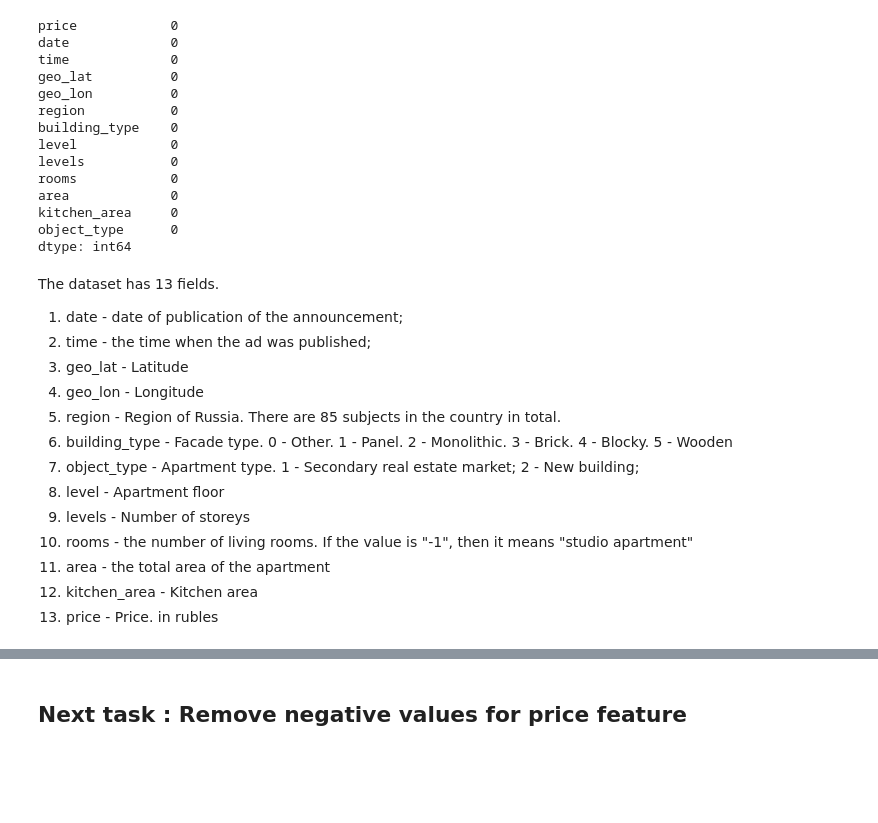
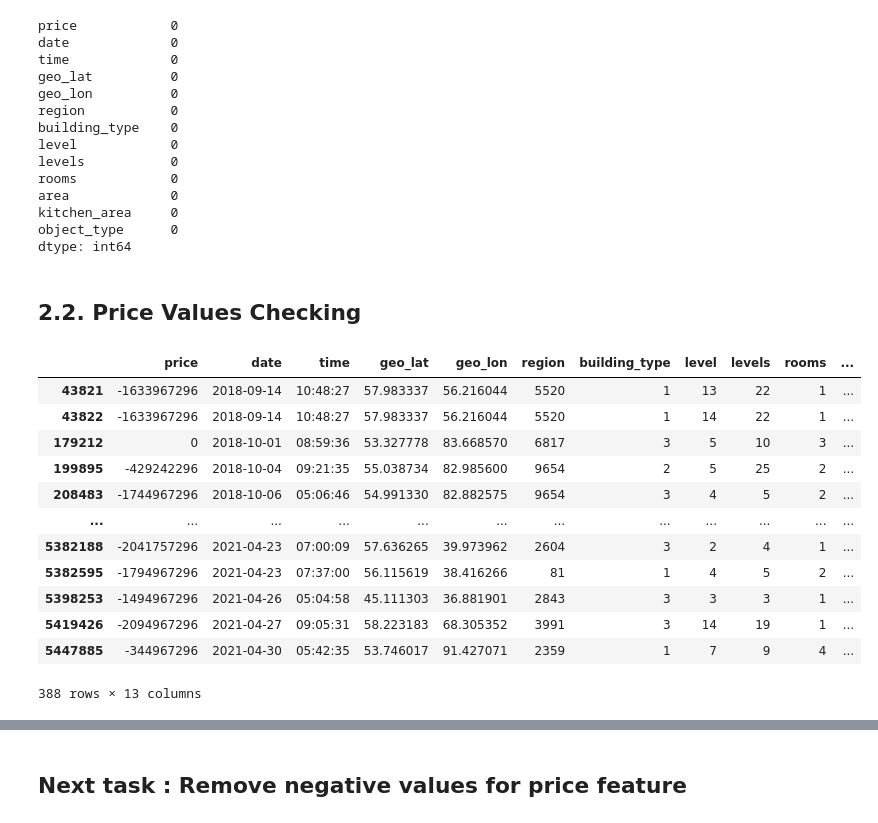
Before and after one commit to danielbeltsazar99/My-Mini-Projects, a Jupyter notebook: Data Science Projects/Regression/Real Estate Price Prediction/Real Estate Price Prediction.ipynb, the cells around one changed output, grey strips where cells are left out. Drawn from its saved outputs; the diff is of its cells as text; code cells hidden in the pictures; blank space fills up the shorter version.

```diff
--- a/Data Science Projects/Regression/Real Estate Price Prediction/Real Estate Price Prediction.ipynb
+++ b/Data Science Projects/Regression/Real Estate Price Prediction/Real Estate Price Prediction.ipynb
@@ -83,19 +89,21 @@ area             0
 kitchen_area     0
 object_type      0
 dtype: int64
-# %% [markdown]
-The dataset has 13 fields.
-
-1. date - date of publication of the announcement;
-2. time - the time when the ad was published;
-3. geo_lat - Latitude
-4. geo_lon - Longitude
-5. region - Region of Russia. There are 85 subjects in the country in total.
-6. building_type - Facade type. 0 - Other. 1 - Panel. 2 - Monolithic. 3 - Brick. 4 - Blocky. 5 - Wooden
-7. object_type - Apartment type. 1 - Secondary real estate market; 2 - New building;
-8. level - Apartment floor
-9. levels - Number of storeys
-10. rooms - the number of living rooms. If the value is "-1", then it means "studio apartment"
-11. area - the total area of the apartment
-12. kitchen_area - Kitchen area
-13. price - Price. in rubles
+# %% [markdown]
+## 2.2. Price Values Checking
+# %%
+df[df['price']<=0]
+# %% [output]
+|  | price | date | time | geo_lat | geo_lon | region | building_type | level | levels | rooms | ... |
+| 43821 | -1633967296 | 2018-09-14 | 10:48:27 | 57.983337 | 56.216044 | 5520 | 1 | 13 | 22 | 1 | ... |
+| 43822 | -1633967296 | 2018-09-14 | 10:48:27 | 57.983337 | 56.216044 | 5520 | 1 | 14 | 22 | 1 | ... |
+| 179212 | 0 | 2018-10-01 | 08:59:36 | 53.327778 | 83.668570 | 6817 | 3 | 5 | 10 | 3 | ... |
+| 199895 | -429242296 | 2018-10-04 | 09:21:35 | 55.038734 | 82.985600 | 9654 | 2 | 5 | 25 | 2 | ... |
+| 208483 | -1744967296 | 2018-10-06 | 05:06:46 | 54.991330 | 82.882575 | 9654 | 3 | 4 | 5 | 2 | ... |
+| ... | ... | ... | ... | ... | ... | ... | ... | ... | ... | ... | ... |
+| 5382188 | -2041757296 | 2021-04-23 | 07:00:09 | 57.636265 | 39.973962 | 2604 | 3 | 2 | 4 | 1 | ... |
+| 5382595 | -1794967296 | 2021-04-23 | 07:37:00 | 56.115619 | 38.416266 | 81 | 1 | 4 | 5 | 2 | ... |
+| 5398253 | -1494967296 | 2021-04-26 | 05:04:58 | 45.111303 | 36.881901 | 2843 | 3 | 3 | 3 | 1 | ... |
+| 5419426 | -2094967296 | 2021-04-27 | 09:05:31 | 58.223183 | 68.305352 | 3991 | 3 | 14 | 19 | 1 | ... |
+| 5447885 | -344967296 | 2021-04-30 | 05:42:35 | 53.746017 | 91.427071 | 2359 | 1 | 7 | 9 | 4 | ... |
+388 rows × 13 columns
```
Also changed, not shown: parts of 43 cells of this notebook.
